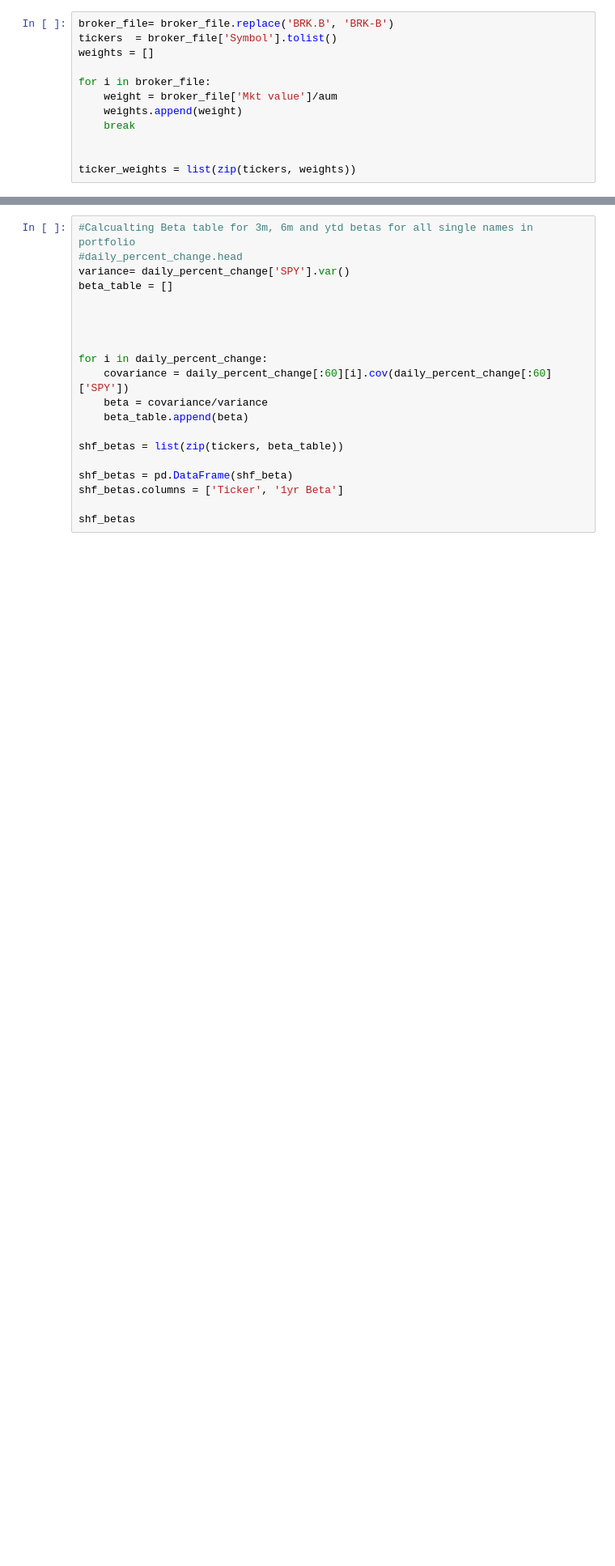
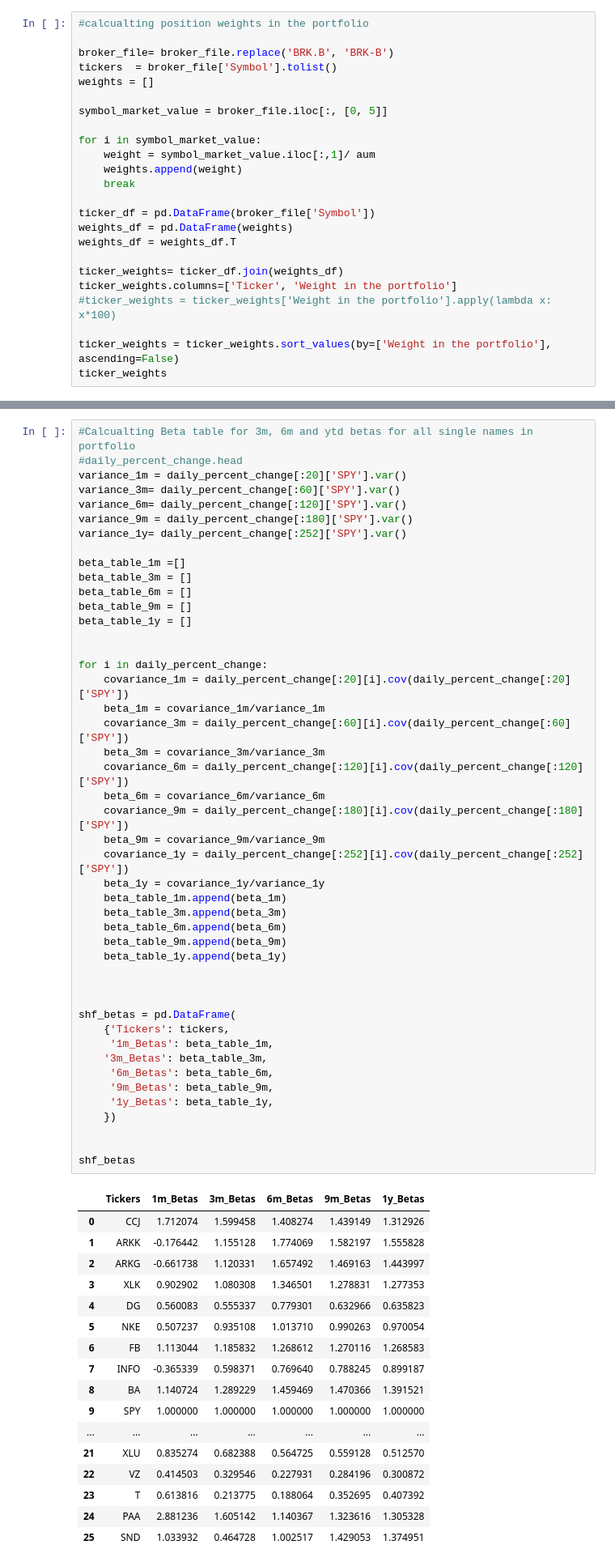
Before and after one commit to webclinic017/shf_portfolio, a Jupyter notebook: shf_portfolio.ipynb, the cells around one changed output, grey strips where cells are left out. Shown at 81% size. Cells and saved outputs as stored; diff of their text form; blank space fills up the shorter version.

```diff
--- a/shf_portfolio.ipynb
+++ b/shf_portfolio.ipynb
@@ -73,15 +98,27 @@ broker_file.head()
 | 3 | XLK | SPDR Select Sector Fund - Technology | 420 | 171.31 | 170.07 | 71950.2 | 35672.07 | 98.33% | 86.37650 | -- |
 | 4 | DG | Dollar General Corporation Common... | 160 | 224.55 | 222.34 | 35928.0 | 17194.17 | 91.78% | 117.08644 | 21.30X |
 # %%
+#calcualting position weights in the portfolio
+
 broker_file= broker_file.replace('BRK.B', 'BRK-B')
 tickers  = broker_file['Symbol'].tolist()
 weights = []
 
-for i in broker_file:
-    weight = broker_file['Mkt value']/aum
+symbol_market_value = broker_file.iloc[:, [0, 5]]
+
+for i in symbol_market_value:
+    weight = symbol_market_value.iloc[:,1]/ aum
     weights.append(weight)
     break
 
+ticker_df = pd.DataFrame(broker_file['Symbol'])
+weights_df = pd.DataFrame(weights)
+weights_df = weights_df.T
 
-ticker_weights = list(zip(tickers, weights))
+ticker_weights= ticker_df.join(weights_df)
+ticker_weights.columns=['Ticker', 'Weight in the portfolio']
+#ticker_weights = ticker_weights['Weight in the portfolio'].apply(lambda x: x*100)
+
+ticker_weights = ticker_weights.sort_values(by=['Weight in the portfolio'], ascending=False)
+ticker_weights
 # %% [output]
@@ -311,21 +210,65 @@ shf_betas.head()
 # %%
 #Calcualting Beta table for 3m, 6m and ytd betas for all single names in portfolio
 #daily_percent_change.head
-variance= daily_percent_change['SPY'].var()
-beta_table = []
+variance_1m = daily_percent_change[:20]['SPY'].var()
+variance_3m= daily_percent_change[:60]['SPY'].var()
+variance_6m= daily_percent_change[:120]['SPY'].var()
+variance_9m = daily_percent_change[:180]['SPY'].var()
+variance_1y= daily_percent_change[:252]['SPY'].var()
+
+beta_table_1m =[]
+beta_table_3m = []
+beta_table_6m = []
+beta_table_9m = []
+beta_table_1y = []
+
+
+for i in daily_percent_change:
+    covariance_1m = daily_percent_change[:20][i].cov(daily_percent_change[:20]['SPY'])
+    beta_1m = covariance_1m/variance_1m
+    covariance_3m = daily_percent_change[:60][i].cov(daily_percent_change[:60]['SPY'])
+    beta_3m = covariance_3m/variance_3m
+    covariance_6m = daily_percent_change[:120][i].cov(daily_percent_change[:120]['SPY'])
+    beta_6m = covariance_6m/variance_6m
+    covariance_9m = daily_percent_change[:180][i].cov(daily_percent_change[:180]['SPY'])
+    beta_9m = covariance_9m/variance_9m
+    covariance_1y = daily_percent_change[:252][i].cov(daily_percent_change[:252]['SPY'])
+    beta_1y = covariance_1y/variance_1y
+    beta_table_1m.append(beta_1m)
+    beta_table_3m.append(beta_3m)
+    beta_table_6m.append(beta_6m)
+    beta_table_9m.append(beta_9m)
+    beta_table_1y.append(beta_1y)
 
 
 
+shf_betas = pd.DataFrame(
+    {'Tickers': tickers,
+     '1m_Betas': beta_table_1m,
+    '3m_Betas': beta_table_3m,
+     '6m_Betas': beta_table_6m,
+     '9m_Betas': beta_table_9m,
+     '1y_Betas': beta_table_1y,
+    })
 
-for i in daily_percent_change:
-    covariance = daily_percent_change[:60][i].cov(daily_percent_change[:60]['SPY'])
-    beta = covariance/variance
-    beta_table.append(beta)
-
-shf_betas = list(zip(tickers, beta_table))
-
-shf_betas = pd.DataFrame(shf_beta)
-shf_betas.columns = ['Ticker', '1yr Beta']
 
 shf_betas
+# %% [output]
+|  | Tickers | 1m_Betas | 3m_Betas | 6m_Betas | 9m_Betas | 1y_Betas |
+| 0 | CCJ | 1.712074 | 1.599458 | 1.408274 | 1.439149 | 1.312926 |
+| 1 | ARKK | -0.176442 | 1.155128 | 1.774069 | 1.582197 | 1.555828 |
+| 2 | ARKG | -0.661738 | 1.120331 | 1.657492 | 1.469163 | 1.443997 |
+| 3 | XLK | 0.902902 | 1.080308 | 1.346501 | 1.278831 | 1.277353 |
+| 4 | DG | 0.560083 | 0.555337 | 0.779301 | 0.632966 | 0.635823 |
+| 5 | NKE | 0.507237 | 0.935108 | 1.013710 | 0.990263 | 0.970054 |
+| 6 | FB | 1.113044 | 1.185832 | 1.268612 | 1.270116 | 1.268583 |
+| 7 | INFO | -0.365339 | 0.598371 | 0.769640 | 0.788245 | 0.899187 |
+| 8 | BA | 1.140724 | 1.289229 | 1.459469 | 1.470366 | 1.391521 |
+| 9 | SPY | 1.000000 | 1.000000 | 1.000000 | 1.000000 | 1.000000 |
+| ... | ... | ... | ... | ... | ... | ... |
+| 21 | XLU | 0.835274 | 0.682388 | 0.564725 | 0.559128 | 0.512570 |
+| 22 | VZ | 0.414503 | 0.329546 | 0.227931 | 0.284196 | 0.300872 |
+| 23 | T | 0.613816 | 0.213775 | 0.188064 | 0.352695 | 0.407392 |
+| 24 | PAA | 2.881236 | 1.605142 | 1.140367 | 1.323616 | 1.305328 |
+| 25 | SND | 1.033932 | 0.464728 | 1.002517 | 1.429053 | 1.374951 |
 # %%
```
Also changed, not shown: parts of 24 cells of this notebook.
